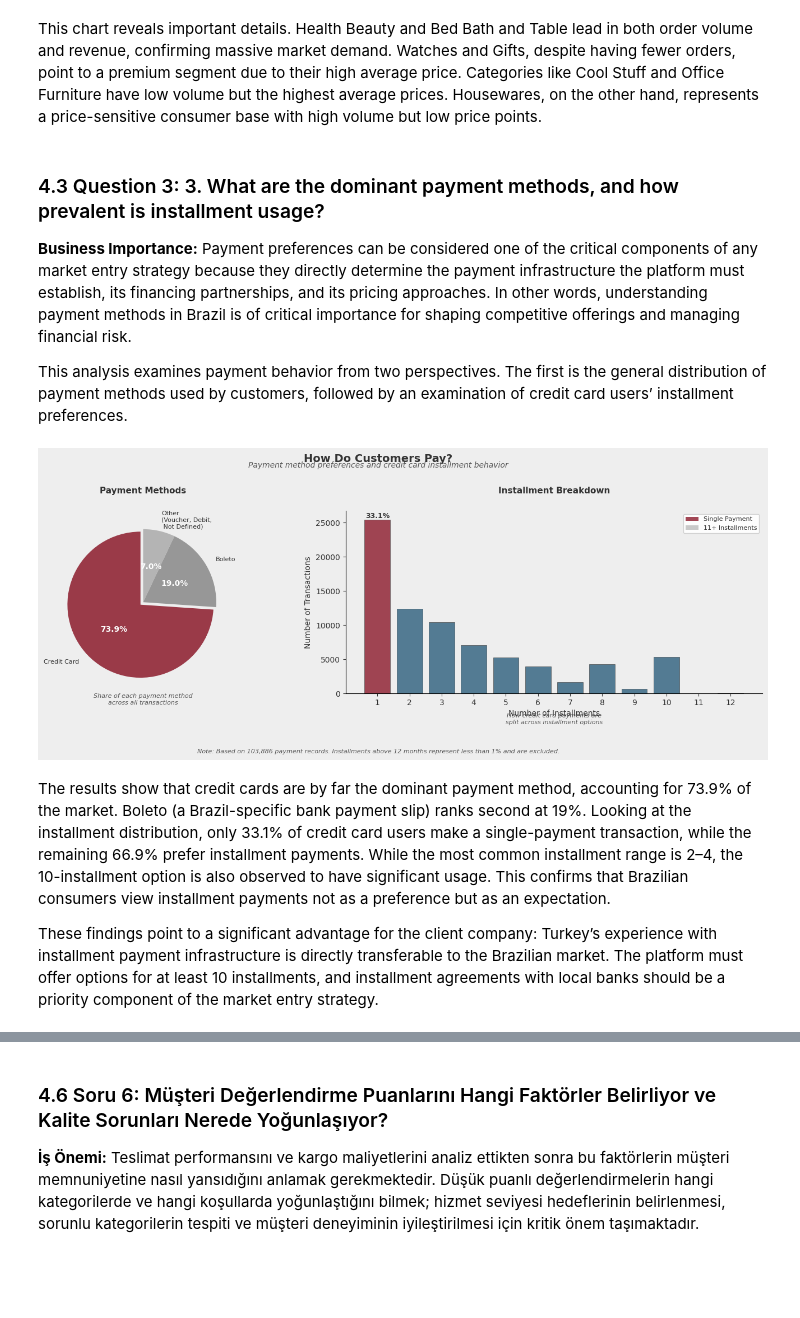
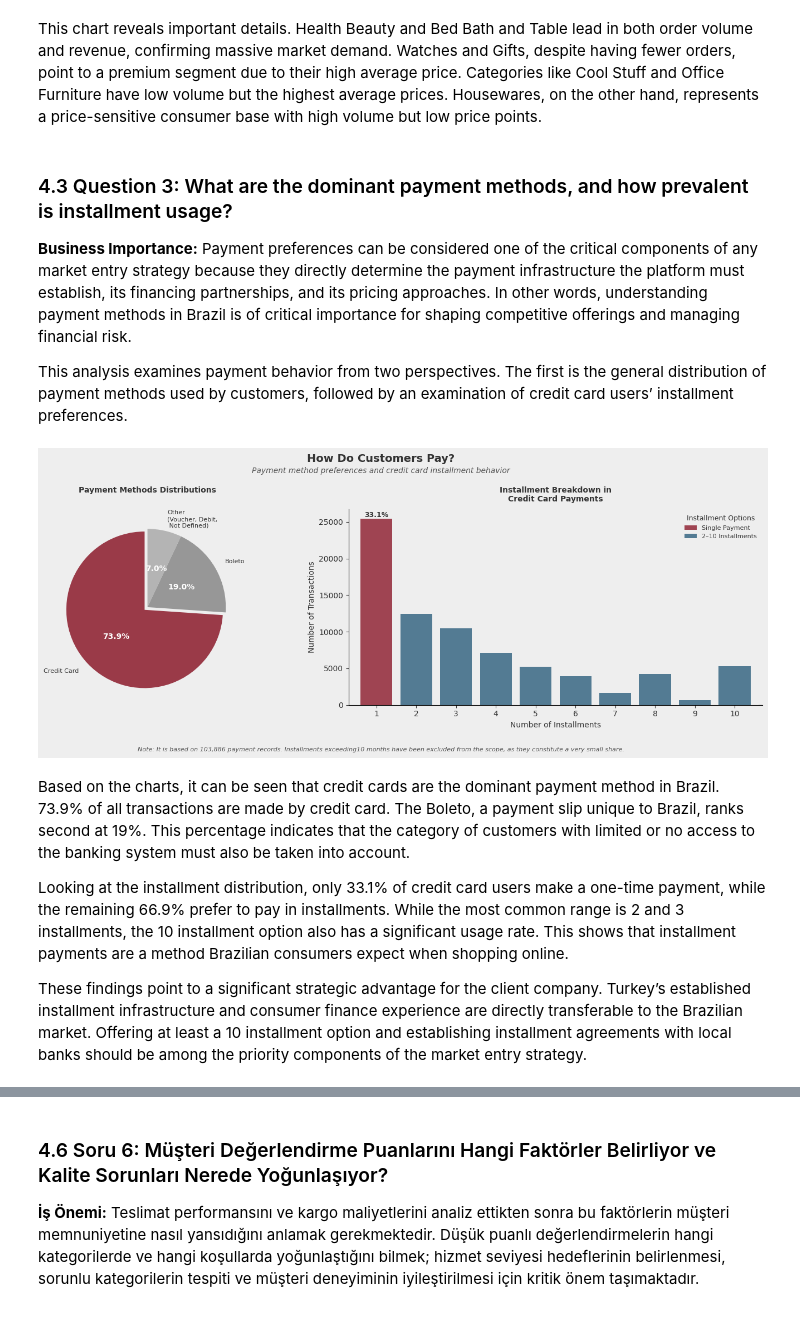
Before and after one commit to celinehacioglu/E-Commerce-Market-Analysis, a Jupyter notebook: analysis.ipynb, the cells around one changed output, grey strips where cells are left out. Cells and saved outputs as stored; diff of their text form; code cells hidden in the pictures; blank space fills up the shorter version.

```diff
--- a/analysis.ipynb
+++ b/analysis.ipynb
@@ -531,7 +534,7 @@ plt.show()
 # %% [markdown]
 This chart reveals important details. Health Beauty and Bed Bath and Table lead in both order volume and revenue, confirming massive market demand. Watches and Gifts, despite having fewer orders, point to a premium segment due to their high average price. Categories like Cool Stuff and Office Furniture have low volume but the highest average prices. Housewares, on the other hand, represents a price-sensitive consumer base with high volume but low price points.
 # %% [markdown]
-### 4.3 Question 3: 3. What are the dominant payment methods, and how prevalent is installment usage?
+### 4.3 Question 3: What are the dominant payment methods, and how prevalent is installment usage?
 
 **Business Importance:** Payment preferences can be considered one of the critical components of any market entry strategy because they directly determine the payment infrastructure the platform must establish, its financing partnerships, and its pricing approaches. In other words, understanding payment methods in Brazil is of critical importance for shaping competitive offerings and managing financial risk.
 
@@ -560,7 +563,7 @@ ax1.set_facecolor('#EEEEEE')
 ax2.set_facecolor('#EEEEEE')
 
 fig.suptitle('How Do Customers Pay?', fontsize=14, fontweight='bold', y=1.02)
-fig.text(0.5, 0.97, 'Payment method preferences and credit card installment behavior',
+fig.text(0.5, 0.95, 'Payment method preferences and credit card installment behavior',
          ha='center', fontsize=10, fontstyle='italic', color='#555555')
 
 # Left: Pie chart
@@ -583,53 +586,57 @@ for text in autotexts:
     text.set_fontweight('bold')
     text.set_color('white')
 
-ax1.set_title('Payment Methods\n', fontsize=11, fontweight='bold', pad=10)
-ax1.text(0, -1.4, 'Share of each payment method\nacross all transactions',
-         ha='center', fontsize=8, fontstyle='italic', color='#555555')
+ax1.set_title('Payment Methods Distributions\n', fontsize=10, fontweight='bold', pad=10)
 
 
 total_cc = len(cc_payments)
 bar_colors = []
 for x in installment_counts_trimmed.index:
     if x == 1:
         bar_colors.append('#8B1A2B')
     elif x <= 10:
         bar_colors.append('#2C5F7C')
     else:
         bar_colors.append('#BDBDBD')
 
 ax2.bar(installment_counts_trimmed.index, installment_counts_trimmed.values, color=bar_colors,
-        alpha=0.8, edgecolor='#333333', linewidth=0.5)
+        alpha=0.8)
+
 
 for x, val in installment_counts_trimmed.items():
     if x == 1:
-        ax2.text(x, val + 200, f'{val/total_cc*100:.1f}%', ha='center', fontsize=9, fontweight='bold')
+        ax2.text(x, val + 200, '33.1%', ha='center', fontsize=9, fontweight='bold')
 
 ax2.set_xlabel('Number of Installments')
 ax2.set_ylabel('Number of Transactions')
-ax2.set_xticks(range(1, 13))
+ax2.set_xticks(range(1, 20))
+ax2.set_xlim(0.3, 12.7)
 ax2.spines['top'].set_visible(False)
 ax2.spines['right'].set_visible(False)
-ax2.set_title('Installment Breakdown\n', fontsize=11, fontweight='bold', pad=10)
-ax2.text(6.5, -4500, 'How credit card payments are\nsplit across installment options',
-         ha='center', fontsize=8, fontstyle='italic', color='#555555')
+ax2.set_xlim(0.3, 10.7)
+ax2.set_title('Installment Breakdown in\nCredit Card Payments', fontsize=10, fontweight='bold', pad=10)
+
 
 from matplotlib.patches import Patch
 legend_elements = [Patch(facecolor='#8B1A2B', alpha=0.8, label='Single Payment'),
-                   Patch(facecolor='#BDBDBD', alpha=0.8, label='11+ Installments')]
-ax2.legend(handles=legend_elements, loc='upper right', fontsize=8, framealpha=0.9)
+                   Patch(facecolor='#2C5F7C', alpha=0.8, label='2–10 Installments'),]
+ax2.legend(handles=legend_elements, loc='upper right', fontsize=8, framealpha=0.9, edgecolor='#EEEEEE', title='Installment Options',
+           title_fontsize=9, facecolor='#EEEEEE')
 
 fig.text(0.5, -0.05,
-         f'Note: Based on {len(payments):,} payment records. Installments above 12 months represent less than 1% and are excluded.',
+         f'Note: It is based on {len(payments):,} payment records. Installments exceeding'
+         '10 months have been excluded from the scope, as they constitute a very small share.',
          ha='center', fontsize=8, fontstyle='italic', color='#555555')
 
 plt.tight_layout()
 plt.subplots_adjust(wspace=0.15)
 plt.show()
 # %% [output]
-[figure, old version]
+[figure, new version]
 # %% [markdown]
-The results show that credit cards are by far the dominant payment method, accounting for 73.9% of the market. Boleto (a Brazil-specific bank payment slip) ranks second at 19%. Looking at the installment distribution, only 33.1% of credit card users make a single-payment transaction, while the remaining 66.9% prefer installment payments. While the most common installment range is 2–4, the 10-installment option is also observed to have significant usage. This confirms that Brazilian consumers view installment payments not as a preference but as an expectation.
+Based on the charts, it can be seen that credit cards are the dominant payment method in Brazil. 73.9% of all transactions are made by credit card. The Boleto, a payment slip unique to Brazil, ranks second at 19%. This percentage indicates that the category of customers with limited or no access to the banking system must also be taken into account.
 
-These findings point to a significant advantage for the client company: Turkey’s experience with installment payment infrastructure is directly transferable to the Brazilian market. The platform must offer options for at least 10 installments, and installment agreements with local banks should be a priority component of the market entry strategy.
+Looking at the installment distribution, only 33.1% of credit card users make a one-time payment, while the remaining 66.9% prefer to pay in installments. While the most common range is 2 and 3 installments, the 10 installment option also has a significant usage rate. This shows that installment payments are a method Brazilian consumers expect when shopping online.
+
+These findings point to a significant strategic advantage for the client company. Turkey’s established installment infrastructure and consumer finance experience are directly transferable to the Brazilian market. Offering at least a 10 installment option and establishing installment agreements with local banks should be among the priority components of the market entry strategy.
 # %% [markdown]
```
Also changed, not shown: parts of 7 cells of this notebook.
